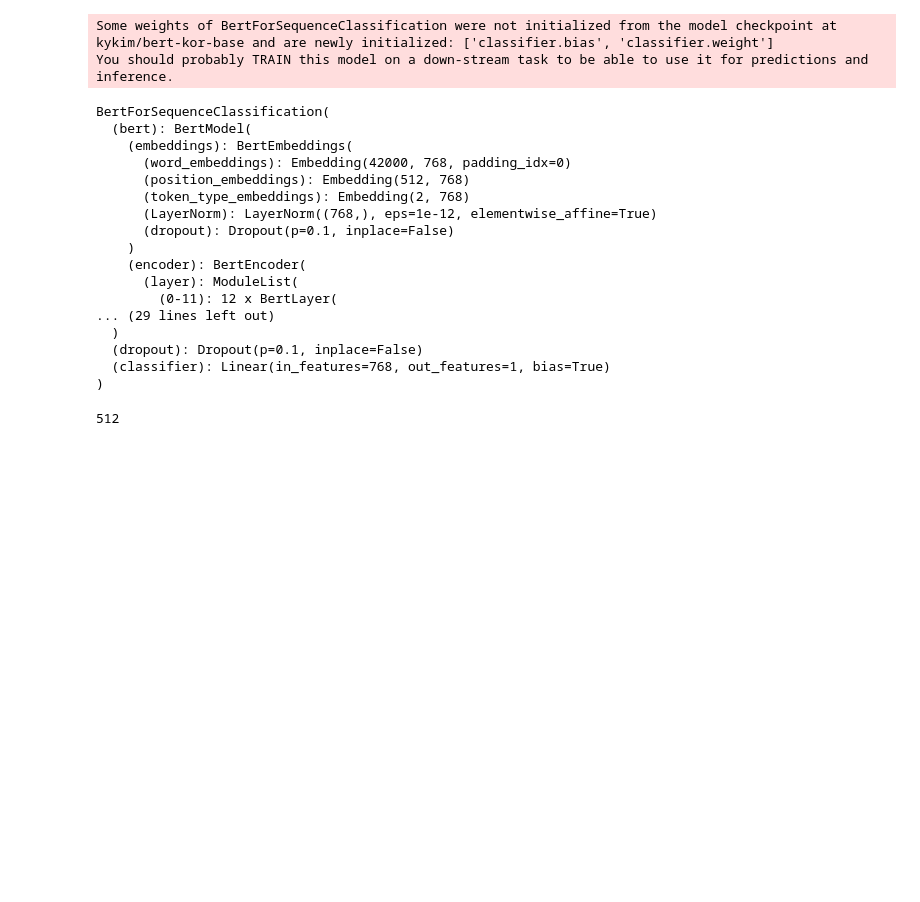
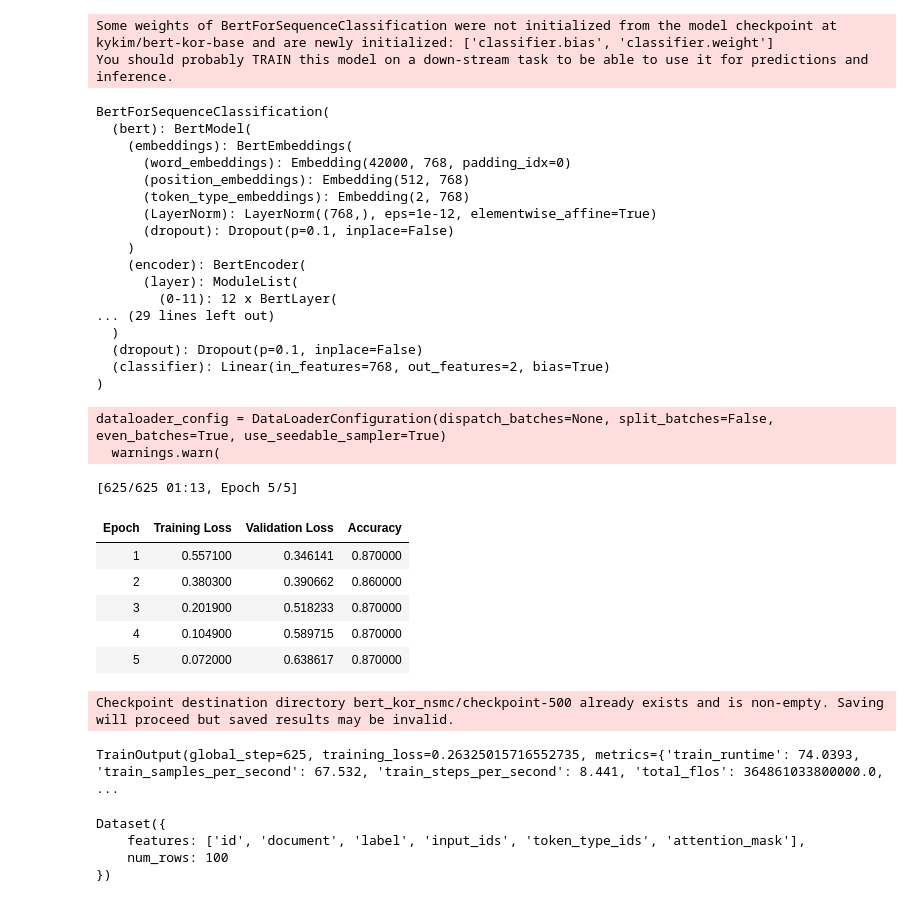
Before and after one commit to rickiepark/hm-dl, a Jupyter notebook: 03-1.ipynb, the cells around one changed output. Saved outputs shown, nothing was run; the diff lists cells and outputs as text; code cells hidden in the pictures; blank space fills up the shorter version.

```diff
--- a/03-1.ipynb
+++ b/03-1.ipynb
@@ -502,14 +502,13 @@ DatasetDict({
 })
 # %%
 nsmc_train = nsmc_tokenized["train"].shuffle(seed=42).select(range(1000))
-nsmc_test = nsmc_tokenized["test"].shuffle(seed=42).select(range(1000))
+nsmc_test = nsmc_tokenized["test"].shuffle(seed=42).select(range(100))
 # %%
 from transformers import AutoModelForSequenceClassification
 
 bert_kor = AutoModelForSequenceClassification.from_pretrained(
     'kykim/bert-kor-base',
-    num_labels=1,
-    problem_type='single_label_classification')
+    num_labels=2)
 # %% [output]
 Some weights of BertForSequenceClassification were not initialized from the model checkpoint at kykim/bert-kor-base and are newly initialized: ['classifier.bias', 'classifier.weight']
 You should probably TRAIN this model on a down-stream task to be able to use it for predictions and inference.
@@ -531,9 +530,17 @@ BertForSequenceClassification(
 ... (29 lines left out)
   )
   (dropout): Dropout(p=0.1, inplace=False)
-  (classifier): Linear(in_features=768, out_features=1, bias=True)
+  (classifier): Linear(in_features=768, out_features=2, bias=True)
 )
-# %%
-len(nsmc_tokenized['train'][0]['input_ids'])
-# %% [output]
-512
+# %%
+import evaluate
+
+metric = evaluate.load("accuracy")
+# %%
+import numpy as np
+
+def compute_metrics(eval_pred):
+    # (100, 2), (100,)
+    logits, labels = eval_pred
+    predictions = np.argmax(logits, axis=-1)
+    return metric.compute(predictions=predictions, references=labels)
@@ -540,7 +552,35 @@ len(nsmc_tokenized['train'][0]['input_ids'])
 # %%
 from transformers import TrainingArguments, Trainer
 
+training_args = TrainingArguments(output_dir='bert_kor_nsmc',
+                                  num_train_epochs=5,
+                                  evaluation_strategy='epoch',
+                                  save_strategy='epoch',
+                                  logging_steps=len(nsmc_train)//8,
+                                  load_best_model_at_end=True)
+
 trainer = Trainer(model=bert_kor,
                   train_dataset=nsmc_train,
-                  eval_dataset=nsmc_test)
+                  eval_dataset=nsmc_test,
+                  args=training_args,
+                  compute_metrics=compute_metrics)
 trainer.train()
+# %% [output]
+dataloader_config = DataLoaderConfiguration(dispatch_batches=None, split_batches=False, even_batches=True, use_seedable_sampler=True)
+  warnings.warn(
+[625/625 01:13, Epoch 5/5]
+| Epoch | Training Loss | Validation Loss | Accuracy |
+| 1 | 0.557100 | 0.346141 | 0.870000 |
+| 2 | 0.380300 | 0.390662 | 0.860000 |
+| 3 | 0.201900 | 0.518233 | 0.870000 |
+| 4 | 0.104900 | 0.589715 | 0.870000 |
+| 5 | 0.072000 | 0.638617 | 0.870000 |
+Checkpoint destination directory bert_kor_nsmc/checkpoint-500 already exists and is non-empty. Saving will proceed but saved results may be invalid.
+TrainOutput(global_step=625, training_loss=0.26325015716552735, metrics={'train_runtime': 74.0393, 'train_samples_per_second': 67.532, 'train_steps_per_second': 8.441, 'total_flos': 364861033800000.0, ...
+# %%
+nsmc_test
+# %% [output]
+Dataset({
+    features: ['id', 'document', 'label', 'input_ids', 'token_type_ids', 'attention_mask'],
+    num_rows: 100
+})
```
Also changed, not shown: parts of 8 cells of this notebook.
